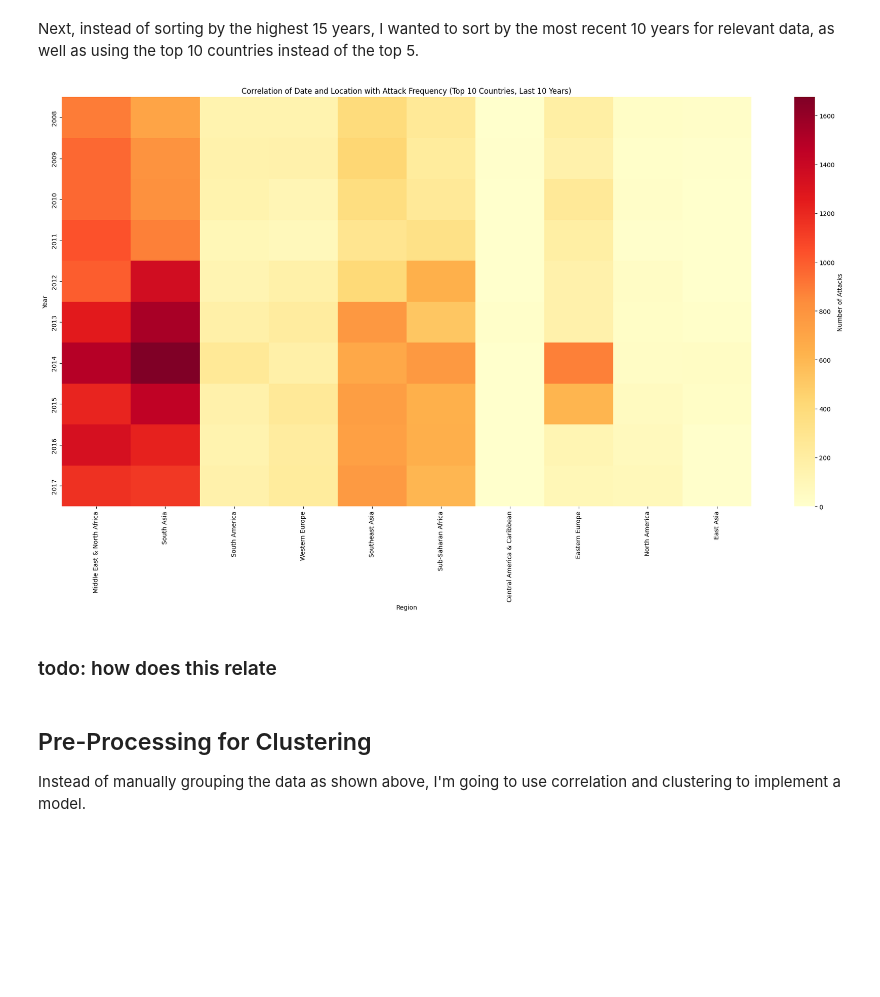
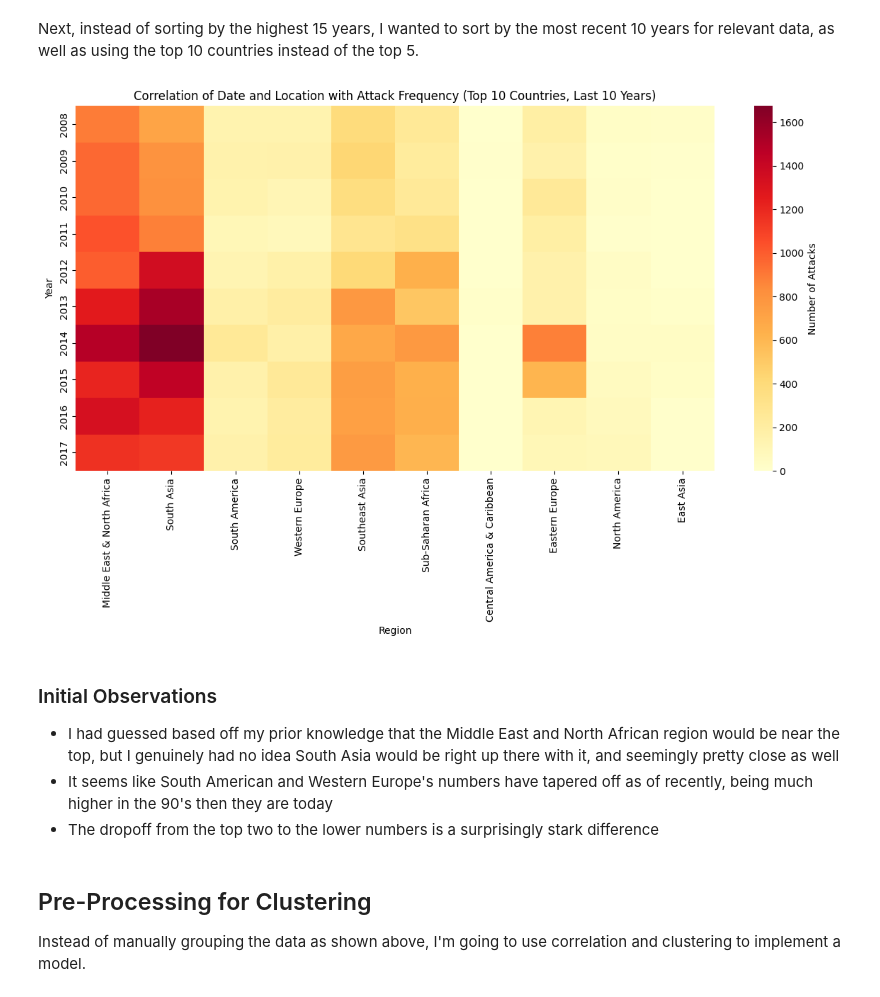
Before and after one commit to ryanshz/dmclustering, a Jupyter notebook: project4.ipynb, the cells around one changed output. Cells and saved outputs as stored; diff of their text form; code cells hidden in the pictures; blank space fills up the shorter version.

```diff
--- a/project4.ipynb
+++ b/project4.ipynb
@@ -119,37 +119,41 @@ heatmap_data_model2 = grouped_data.pivot_table(
     columns='region_txt',
     values='attack_count',
     fill_value=0
 )
 
 #select top 10 regions by attack frequency
 top_countries_model2 = heatmap_data_model2.sum().nlargest(10).index
 heatmap_data_reduced_model2 = heatmap_data_model2[top_countries_model2]
 
 #make sure the index is a datetime object and extract the year
 if not pd.api.types.is_datetime64_any_dtype(heatmap_data_reduced_model2.index):
     heatmap_data_reduced_model2.index = pd.to_datetime(heatmap_data_reduced_model2.index, errors='coerce')
 
 heatmap_data_reduced_model2.index = heatmap_data_reduced_model2.index.year
 
 #aggregate data by year, sum number of attacks (instead of displaying as individual years)
 heatmap_data_reduced_model2 = heatmap_data_reduced_model2.groupby(heatmap_data_reduced_model2.index).sum()
 
 #select last 10 years
 last_10_years_model2 = sorted(heatmap_data_reduced_model2.index.unique())[-10]
 heatmap_data_last_10_years_model2 = heatmap_data_reduced_model2.loc[heatmap_data_reduced_model2.index >= last_10_years_model2]
 
 #plot heatmap
-plt.figure(figsize=(20, 12))
+plt.figure(figsize=(12,8))
 sns.heatmap(heatmap_data_last_10_years_model2, cmap='YlOrRd', cbar_kws={'label': 'Number of Attacks'})
 plt.title('Correlation of Date and Location with Attack Frequency (Top 10 Countries, Last 10 Years)')
 plt.xlabel('Region')
 plt.ylabel('Year')
 plt.tight_layout()
 plt.show()
 # %% [output]
-[figure, old version]
+[figure, new version]
-# %% [markdown]
-### todo: how does this relate
+# %% [markdown]
+### Initial Observations
+
+- I had guessed based off my prior knowledge that the Middle East and North African region would be near the top, but I genuinely had no idea South Asia would be right up there with it, and seemingly pretty close as well
+- It seems like South American and Western Europe's numbers have tapered off as of recently, being much higher in the 90's then they are today
+- The dropoff from the top two to the lower numbers is a surprisingly stark difference
 # %% [markdown]
 ## Pre-Processing for Clustering
 
```
Also changed, not shown: parts of 5 cells of this notebook.
